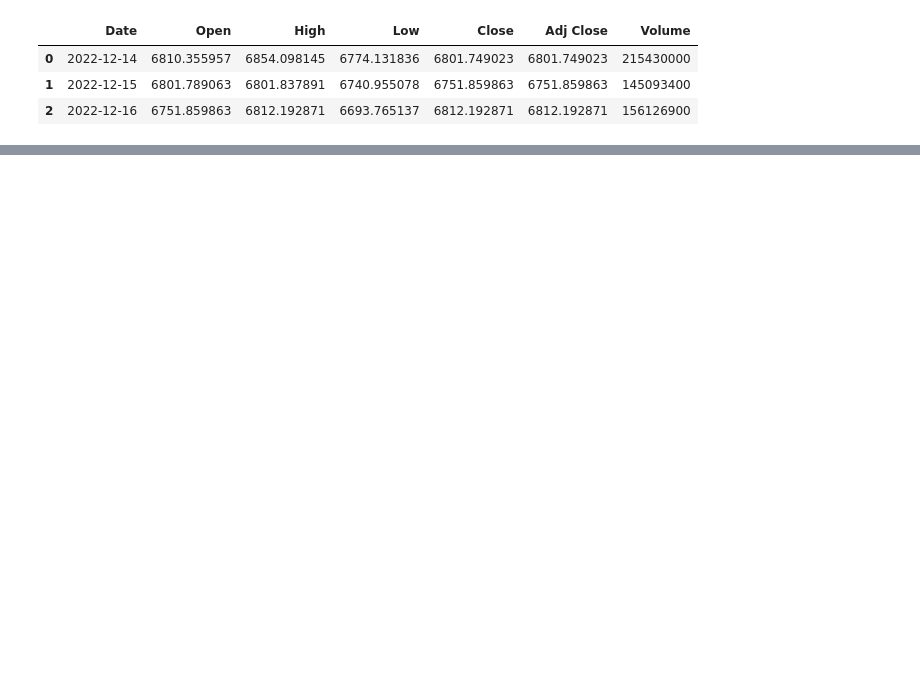
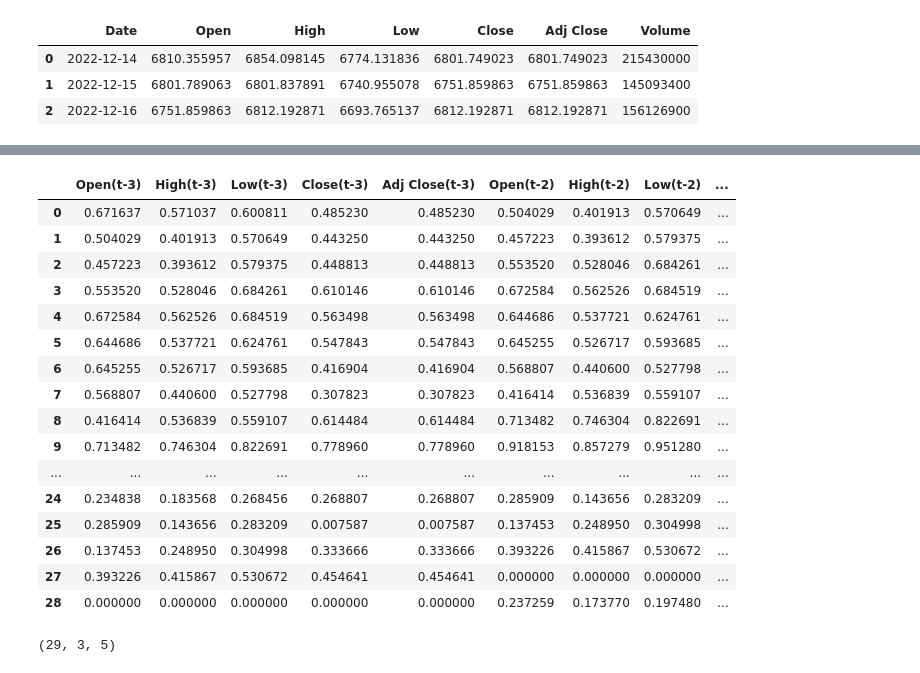
Before and after one commit to zyxn/stock_forecast_sentiment, a Jupyter notebook: notebooks/v1-zbp-lstm.ipynb, the cells around one changed output, grey strips where cells are left out. Cells and saved outputs as stored; diff of their text form; code cells hidden in the pictures; blank space fills up the shorter version.

```diff
--- a/notebooks/v1-zbp-lstm.ipynb
+++ b/notebooks/v1-zbp-lstm.ipynb
@@ -33,7 +37,7 @@ data.head(3)
 | 2 | 2022-12-16 | 6751.859863 | 6812.192871 | 6693.765137 | 6812.192871 | 6812.192871 | 156126900 |
 # %%
 lengh_data = len(data)
-split_ratio = 0.7
+split_ratio = 0.9
 lengh_train = round(lengh_data * split_ratio)
 lengh_validation = lengh_data -lengh_train
 # %%
@@ -102,4 +108,15 @@ data_supervised = time_series_to_supervised(data, n_in=3, n_out=1, var_names=var
 # %%
 train_data = data_supervised[:lengh_train]
 validation_data = data_supervised[lengh_train:]
+# %%
+from sklearn.preprocessing import MinMaxScaler
+
+# Inisialisasi MinMaxScaler
+scaler = MinMaxScaler()
+
+# Normalisasi data train
+scaled_train_data = scaler.fit_transform(train_data)
+
+# Konversi data yang telah dinormalisasi kembali ke dalam DataFrame
+scaled_train_data = pd.DataFrame(scaled_train_data, columns=train_data.columns)
 # %%
@@ -108,3 +124,0 @@ X_train = train_data.drop(["Open(t)","Close(t)","High(t)","Low(t)","Adj Close(t)
-# %%
-scaler = MinMaxScaler(feature_range=(0,1))
-X_scaled_train = scaler.fit_transform(X_train)
@@ -111 +273,21 @@ X_scaled_train = scaler.fit_transform(X_train)
+# %%
+scaled_val_data
+# %% [output]
+|  | Open(t-3) | High(t-3) | Low(t-3) | Close(t-3) | Adj Close(t-3) | Open(t-2) | High(t-2) | Low(t-2) | ... |
+| 0 | 0.671637 | 0.571037 | 0.600811 | 0.485230 | 0.485230 | 0.504029 | 0.401913 | 0.570649 | ... |
+| 1 | 0.504029 | 0.401913 | 0.570649 | 0.443250 | 0.443250 | 0.457223 | 0.393612 | 0.579375 | ... |
+| 2 | 0.457223 | 0.393612 | 0.579375 | 0.448813 | 0.448813 | 0.553520 | 0.528046 | 0.684261 | ... |
+| 3 | 0.553520 | 0.528046 | 0.684261 | 0.610146 | 0.610146 | 0.672584 | 0.562526 | 0.684519 | ... |
+| 4 | 0.672584 | 0.562526 | 0.684519 | 0.563498 | 0.563498 | 0.644686 | 0.537721 | 0.624761 | ... |
+| 5 | 0.644686 | 0.537721 | 0.624761 | 0.547843 | 0.547843 | 0.645255 | 0.526717 | 0.593685 | ... |
+| 6 | 0.645255 | 0.526717 | 0.593685 | 0.416904 | 0.416904 | 0.568807 | 0.440600 | 0.527798 | ... |
+| 7 | 0.568807 | 0.440600 | 0.527798 | 0.307823 | 0.307823 | 0.416414 | 0.536839 | 0.559107 | ... |
+| 8 | 0.416414 | 0.536839 | 0.559107 | 0.614484 | 0.614484 | 0.713482 | 0.746304 | 0.822691 | ... |
+| 9 | 0.713482 | 0.746304 | 0.822691 | 0.778960 | 0.778960 | 0.918153 | 0.857279 | 0.951280 | ... |
+| ... | ... | ... | ... | ... | ... | ... | ... | ... | ... |
+| 24 | 0.234838 | 0.183568 | 0.268456 | 0.268807 | 0.268807 | 0.285909 | 0.143656 | 0.283209 | ... |
+| 25 | 0.285909 | 0.143656 | 0.283209 | 0.007587 | 0.007587 | 0.137453 | 0.248950 | 0.304998 | ... |
+| 26 | 0.137453 | 0.248950 | 0.304998 | 0.333666 | 0.333666 | 0.393226 | 0.415867 | 0.530672 | ... |
+| 27 | 0.393226 | 0.415867 | 0.530672 | 0.454641 | 0.454641 | 0.000000 | 0.000000 | 0.000000 | ... |
+| 28 | 0.000000 | 0.000000 | 0.000000 | 0.000000 | 0.000000 | 0.237259 | 0.173770 | 0.197480 | ... |
 # %%
@@ -115,0 +296,14 @@ X_scaled_val = scaler.fit_transform(X_train)
+# %%
+timesteps = 3
+features = 5
+X_val = []
+for i in range(timesteps):
+    X_val.append(X_val_scaled.iloc[:, i*features:(i+1)*features].values)
+
+# Ubah list menjadi array numpy
+X_val = np.array(X_val)
+X_val = X_val.transpose(1, 0, 2)
+# Bentuknya menjadi (jumlah_sampel, timestep, feature)
+print(X_val.shape)
+# %% [output]
+(29, 3, 5)
```
Also changed, not shown: parts of 20 cells of this notebook.
